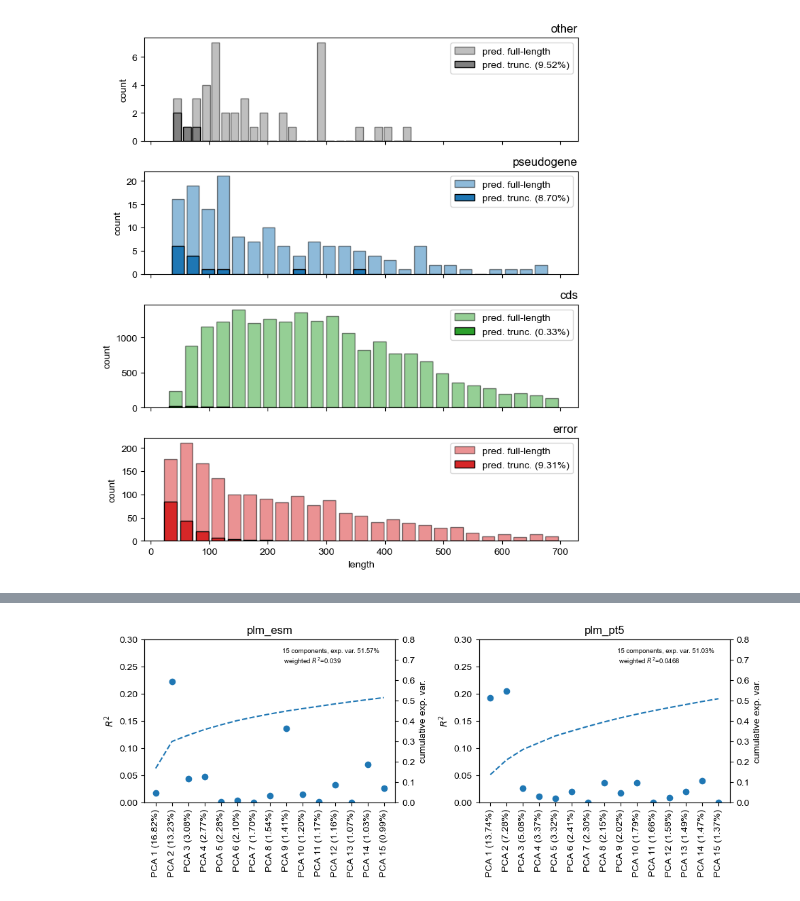
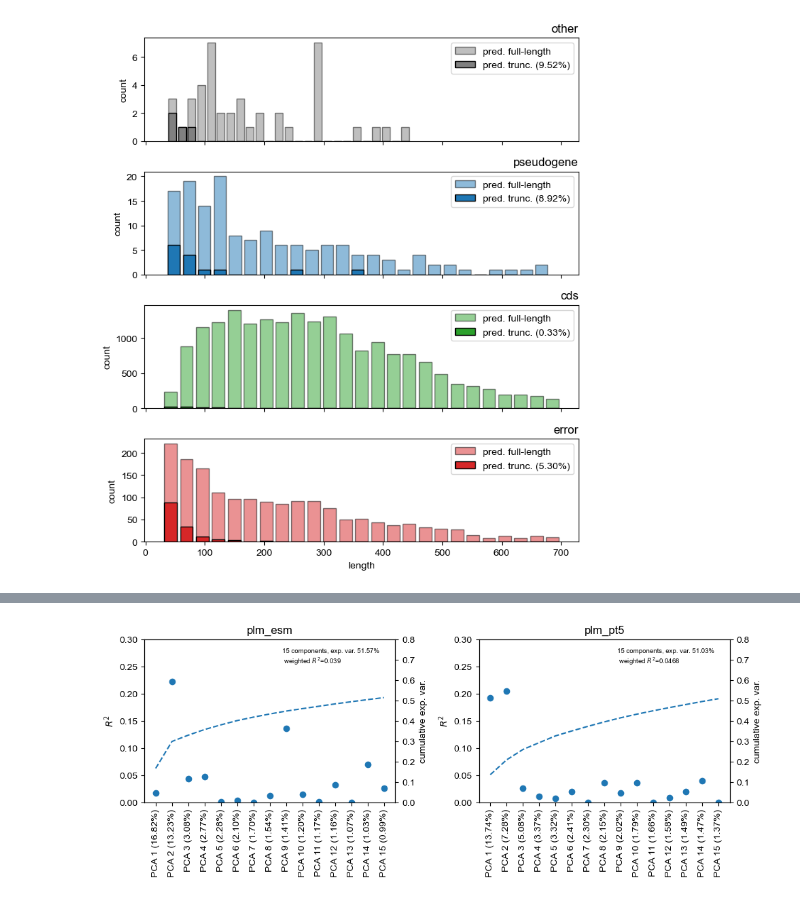
Before and after one commit to pipparichter/selenobot, a Jupyter notebook: notebooks/model-orgs-2c.ipynb, the cells around one changed output, grey strips where cells are left out. Cells and saved outputs as stored; diff of their text form; code cells hidden in the pictures.

```diff
--- a/notebooks/model-orgs-2c.ipynb
+++ b/notebooks/model-orgs-2c.ipynb
@@ -62 +89,3 @@ else:
+# %%
+org_df = load_organisms_df()
 # %%
@@ -95,17 +105,3 @@ make_summary_table()
-# %%
-def load_predictions():
-    pred_df = list()
-    for organism in organisms:
-        df = pd.read_csv(f'../data/results/gtdb_{organism.code_name}.predict.csv', index_col=0)
-        df = df[[col for col in df.columns if 'prediction' in col]]
-        df = df.merge(organism.to_df(max_seq_length=1000), left_index=True, right_index=True, how='inner')
-        pred_df.append(df)
-    pred_df = pd.concat(pred_df)
-    pred_df.label = pred_df.label.replace(label_map)
-    return pred_df
-
-pred_df = load_predictions()
-pred_sec_df = pred_df[pred_df.binary_model_plm_esm_gap_prediction == 1]
 # %%
 fig, axes = plt.subplots(ncols=2, figsize=(8, 4))
 
@@ -114,7 +110,7 @@ bottom = np.zeros(len(feature_types))
 positions = np.arange(len(feature_types))
 
 legend = []
-for label, label_df in pred_df.groupby('label'):
+for label, label_df in org_df.groupby('label'):
     heights = [(label_df[f'binary_model_{feature_type}_prediction'] == 1).sum() for feature_type in feature_types]
     ax.bar(positions, heights, bottom=bottom, color=color_map[label], hatch='///' if (label == 'error (intergenic)') else None, edgecolor='black', lw=0.7)
     bottom += np.array(heights)
@@ -127,7 +123,7 @@ ax.legend(legend)
 ax = axes[1]
 hist = []
 for feature_type in feature_types:
-    lengths = pred_df[pred_df[f'binary_model_{feature_type}_prediction'] == 1].seq.apply(len)
+    lengths = org_df[org_df[f'binary_model_{feature_type}_prediction'] == 1].seq.apply(len)
     hist.append(lengths)
 
 ax.hist(hist, bins=15, color=['lightgrey', 'dimgray'], edgecolor='black', lw=0.5)
@@ -222,7 +183,7 @@ species = list(genome_ids.keys())
 
 bottom = np.zeros(len(species))
 for label in ['other', 'pseudogene', 'cds', 'error', 'error (intergenic)']:
-    label_df = pred_df[(pred_df.label == label) & (pred_df.binary_model_plm_pt5_prediction == 1)]
+    label_df = org_df[(org_df.label == label) & (org_df[pred_col] == 1)]
     # label_df = pd.concat([organism.to_df(label=label) for organism in organisms])
     heights = np.array([(label_df.species == s).sum() for s in species])
     ax.bar(np.arange(len(organisms)), heights, bottom=bottom, color=color_map[label], edgecolor='black', linewidth=0.7, hatch='///' if (label == 'error (intergenic)') else None)
@@ -238,33 +199,33 @@ plt.show()
 # %%
 fig, axes = plt.subplots(nrows=4, figsize=(7, 8), sharex=True)
 
-def figure_4(pred_df:pd.DataFrame, max_seq_length:int=700, axes:list=None):
+def figure_4(org_df:pd.DataFrame, max_seq_length:int=700, axes:list=None):
 
-    pred_df.label = pred_df.label.replace({'error (intergenic)':'error'})
-    pred_sec_df = pred_df[pred_df.binary_model_plm_esm_gap_prediction == 1]
+    org_df.label = pred_df.label.replace({'error (intergenic)':'error'})
+    org_sec_df = org_df[org_df[pred_col] == 1]
 
     for ax, label in zip(axes, ['other', 'pseudogene', 'cds', 'error']):
-        lengths = pred_df[pred_df.label == label].seq.apply(len)
+        lengths = org_df[org_df.label == label].seq.apply(len)
         _, bin_edges, _, = ax.hist(lengths[lengths < max_seq_length], color=color_map[label], bins=25, rwidth=0.8, edgecolor='black', alpha=0.5)
         p = f'{100 * len(pred_sec_df[pred_sec_df.label == label]) / len(lengths):.2f}%'
 
-        lengths = pred_sec_df[pred_sec_df.label == label].seq.apply(len) # Look only at the lengths of the predicted selenoproteins.
+        lengths = org_sec_df[org_sec_df.label == label].seq.apply(len) # Look only at the lengths of the predicted selenoproteins.
         ax.hist(lengths[lengths < max_seq_length], color=color_map[label], bins=bin_edges, rwidth=0.8, edgecolor='black')
 
         ax.set_ylabel('count')
         ax.set_title(label, loc='right')
         ax.legend(['pred. full-length', f'pred. trunc. ({p})'])
 
     ax.set_xlabel('length')
 
-figure_4(pred_df, axes=axes)
+figure_4(org_df, axes=axes)
 
 plt.tight_layout()
 plt.show()
 
 # I am really curious as to why so many of the short peptides are tagged as full-length... what characteristics of the
 # false positives make them false positives, other than length? It seems as though the error sequences are slightly
 # more prone to this problem, though I wonder how much of this effect is due to the fact that the error sequences tend
 # to be shorter.
 # %% [output]
-[figure, old version]
+[figure, new version]
```
Also changed, not shown: parts of 12 cells of this notebook, 3 other files.
